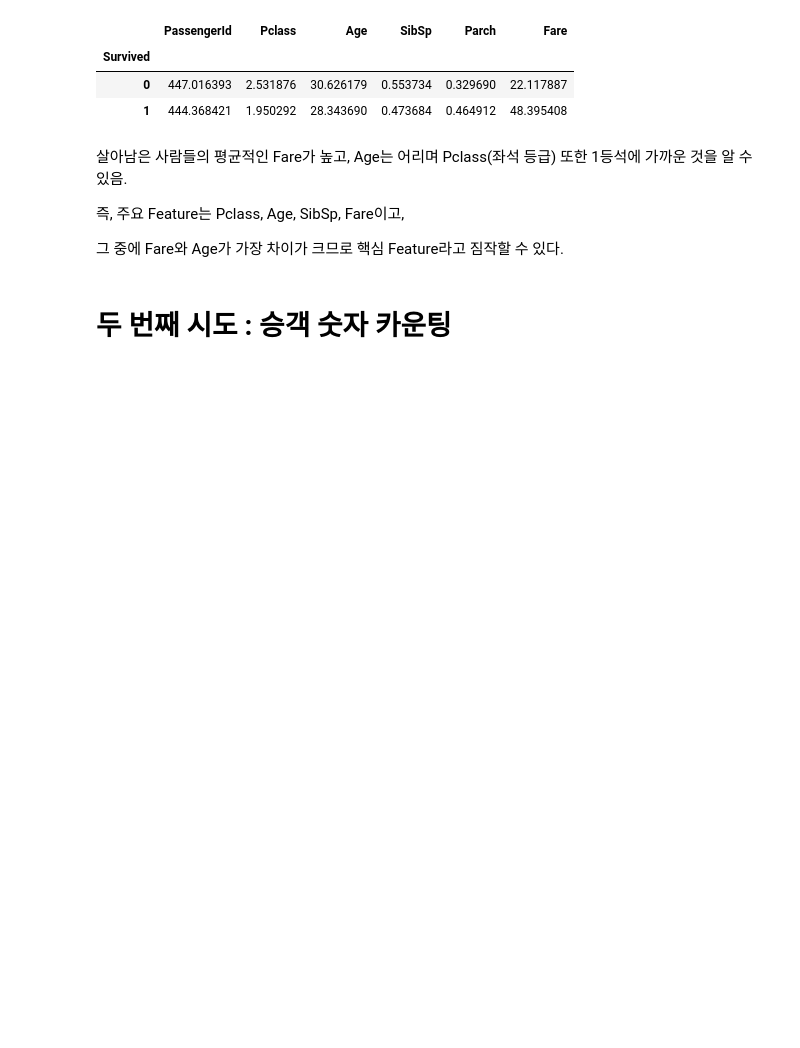
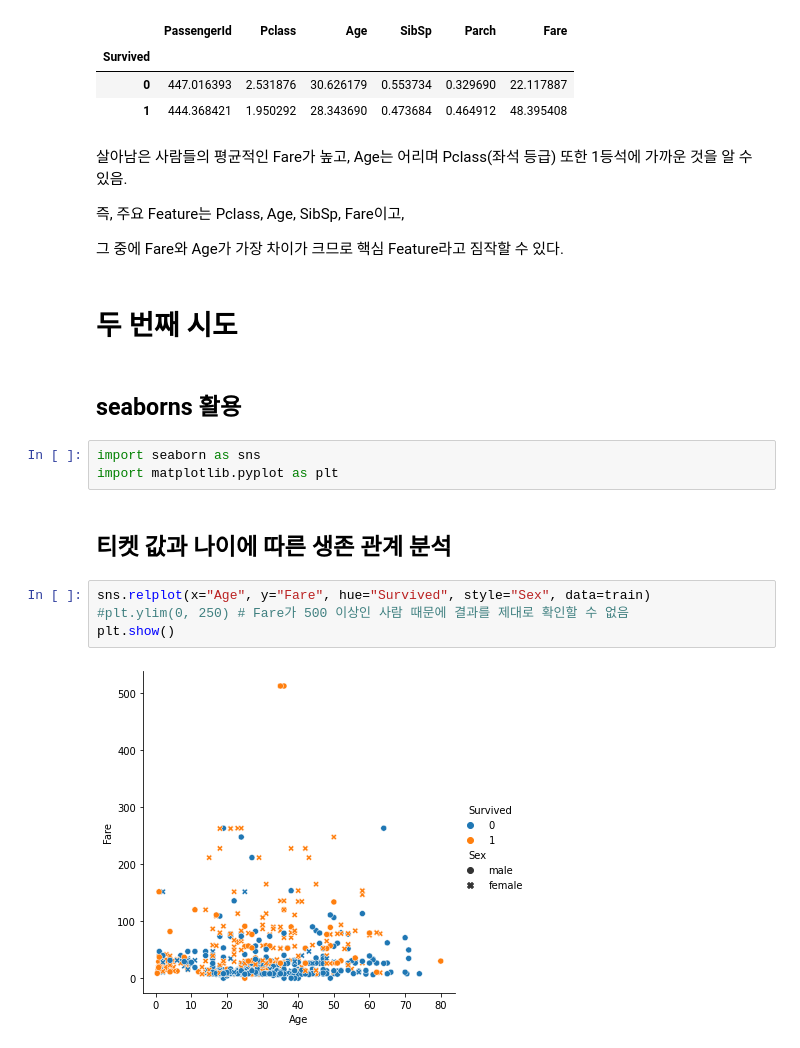
Before and after one commit to 4RG0S/2021-Spring-ML-Study-Sprout, a Jupyter notebook: 202102712/0416_Data_Visualization/Data_Visualization.ipynb, the cells around one changed output. Saved outputs shown, nothing was run; the diff lists cells and outputs as text; blank space fills up the shorter version.

```diff
--- a/202102712/0416_Data_Visualization/Data_Visualization.ipynb
+++ b/202102712/0416_Data_Visualization/Data_Visualization.ipynb
@@ -195,4 +195,17 @@ train.groupby('Survived').mean()
 
 그 중에 Fare와 Age가 가장 차이가 크므로 핵심 Feature라고 짐작할 수 있다.
 # %% [markdown]
-# 두 번째 시도 : 승객 숫자 카운팅
+# 두 번째 시도
+# %% [markdown]
+## seaborns 활용
+# %%
+import seaborn as sns
+import matplotlib.pyplot as plt
+# %% [markdown]
+## 티켓 값과 나이에 따른 생존 관계 분석
+# %%
+sns.relplot(x="Age", y="Fare", hue="Survived", style="Sex", data=train)
+#plt.ylim(0, 250) # Fare가 500 이상인 사람 때문에 결과를 제대로 확인할 수 없음
+plt.show()
+# %% [output]
+[figure, added]
```
Also changed, not shown: parts of 8 cells of this notebook.
